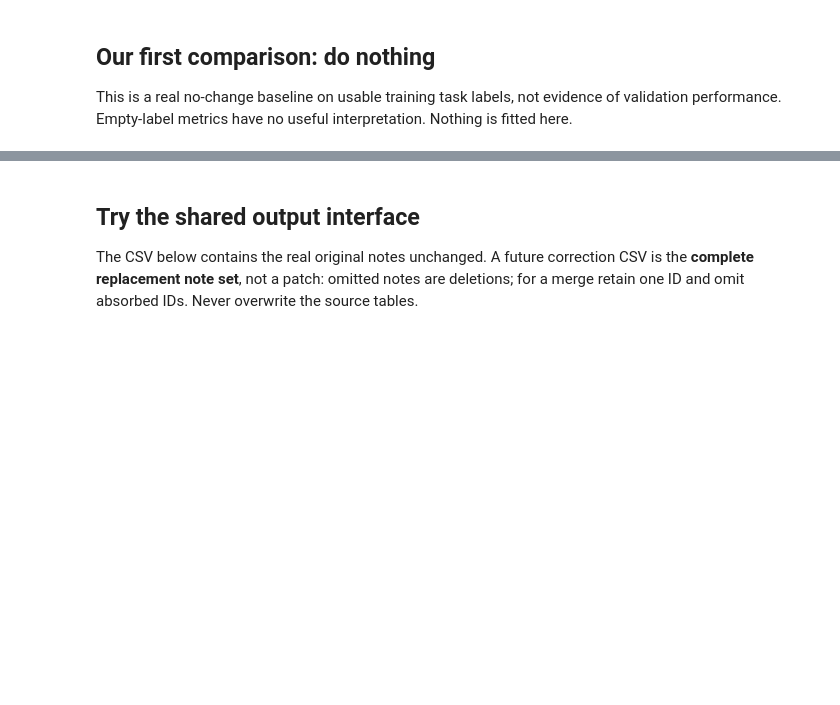
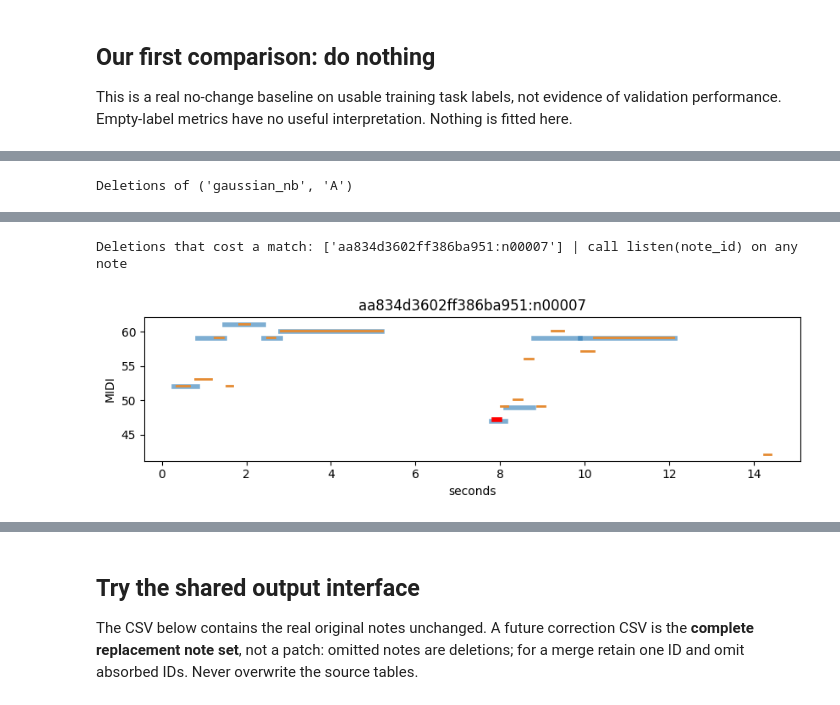
Before and after one commit to feliciaor2024-arch/Scoretify-Project, a Jupyter notebook: notebooks/correction_handover/felicia_false_starter.ipynb, the cells around one changed output, grey strips where cells are left out. Drawn from its saved outputs; the diff is of its cells as text; code cells hidden in the pictures; blank space fills up the shorter version.

```diff
--- a/notebooks/correction_handover/felicia_false_starter.ipynb
+++ b/notebooks/correction_handover/felicia_false_starter.ipynb
@@ -74,0 +400,74 @@ Use `X_task` and the separate labels when you are ready. Keep validation separat
+# %%
+import librosa
+import matplotlib.pyplot as plt
+from IPython.display import Audio
+from sklearn.tree import export_text
+
+best = RESULTS[BEST_A_KEY]  # final model (set A)
+label_name = pd.Series('unknown', index=notes.index)
+label_name[y.index] = y.map({1: 'labelled delete', 0: 'labelled retain'})
+
+# 1. What was deleted: v2 label x whether unchanged BP had matched the note to a reference
+print('Deletions of', BEST_A_KEY)
+display(pd.crosstab(label_name[best['delete']], BP_MATCHED[best['delete']].map(
+    {True: 'BP matched (deleting costs F1)', False: 'BP unmatched (deleting raises precision)'}),
+    rownames=['v2 label'], colnames=['evaluator'], margins=True))
+
+# 2. Who is affected: per-song F1 change by vocal range (evaluator metadata, not a model input)
+_, best_song_f1 = score(notes.loc[~best['delete'], cu.NOTE_COLUMNS])
+meta = eval_manifest.groupby('sample_id')[['language', 'vocal_range']].first()
+song = meta.assign(delta_f1=best_song_f1 - BP_SONG_F1, deleted=notes.loc[best['delete']].groupby('sample_id').size()).fillna({'deleted': 0})
+display(song.groupby('vocal_range').agg(songs=('delta_f1', 'size'), mean_delta_f1=('delta_f1', 'mean'),
+                                        songs_worse=('delta_f1', lambda d: int((d < -1e-12).sum())),
+                                        deleted=('deleted', 'sum')).round(4))
+
+# 3. What the model relies on: refit on all labelled notes (hyperparameters and cutoff chosen on the five folds)
+def fit_final(model_name, feature_set, labels=None, scoring='f1'):
+    y_lab = y if labels is None else labels
+    pipe, grid = MODELS[model_name]
+    cols = FEATURE_SETS[feature_set]
+    X_lab, f_lab = X_all.loc[y_lab.index, cols], note_fold[y_lab.index]
+    with warnings.catch_warnings():
+        warnings.simplefilter('ignore', category=UserWarning)
+        search = GridSearchCV(pipe, grid, scoring=scoring, cv=LeaveOneGroupOut(), n_jobs=-1).fit(X_lab, y_lab, groups=f_lab)
+        prob = cross_val_predict(search.best_estimator_, X_lab, y_lab, groups=f_lab, cv=LeaveOneGroupOut(),
+                                 method='predict_proba', n_jobs=-1)[:, 1]
+    return dict(model=search.best_estimator_, params=search.best_params_, cutoff=pick_cutoff(y_lab, prob), features=cols)
+
+def explain(fit):
+    clf, cols = fit['model'].named_steps['clf'], fit['features']
+    if hasattr(clf, 'coef_'):
+        return pd.Series(clf.coef_[0], index=cols).sort_values(key=abs, ascending=False).to_frame('coefficient (per 1 SD)')
+    if hasattr(clf, 'tree_'):
+        print(export_text(clf, feature_names=cols, show_weights=True, decimals=2))
+    if hasattr(clf, 'feature_importances_'):
+        return pd.Series(clf.feature_importances_, index=cols).sort_values(ascending=False).to_frame('importance')
+    return pd.DataFrame(clf.theta_.T, index=cols, columns=['retain mean', 'delete mean'])
+
+display(explain(fit_final(*BEST_A_KEY)).round(3))
+
+# 4. Listening: plot and play a note with 1 s either side (plain, then with a tone at the predicted pitch)
+PROJECT_ROOT, NOTE_BY_ID = DATA.resolve().parents[1], notes.set_index('note_id')
+AUDIO_PATH = eval_manifest.set_index('recording_id')['audio_path']
+def listen(note_id, context=1.0, sr=16000):
+    n = NOTE_BY_ID.loc[note_id]
+    lo, hi = max(0., n['start'] - context), min(n['audio_duration'], n['end'] + context)
+    audio, sr = librosa.load(PROJECT_ROOT / AUDIO_PATH[n['recording_id']], sr=sr, offset=lo, duration=hi - lo)
+    t = np.arange(len(audio)) / sr + lo
+    tone = 0.2 * np.sin(2 * np.pi * librosa.midi_to_hz(n['pitch']) * t) * ((t >= n['start']) & (t <= n['end']))
+    fig, ax = plt.subplots(figsize=(10, 2.2))
+    for r in eval_references[eval_references['recording_id'].eq(n['recording_id'])].itertuples():
+        ax.plot([r.start, r.end], [r.pitch] * 2, color='#2878B5', lw=4, alpha=.6)  # reference
+    for p in notes[notes['recording_id'].eq(n['recording_id'])].itertuples():
+        ax.plot([p.start, p.end], [p.pitch + .15] * 2, color='#E58B32', lw=2)    # BP
+    ax.plot([n['start'], n['end']], [n['pitch'] + .15] * 2, color='red', lw=4)      # this note
+    ax.set(xlabel='seconds', ylabel='MIDI', title=note_id)
+    plt.show()
+    display(Audio(audio, rate=sr), Audio(audio + tone, rate=sr))
+
+costly = notes.loc[best['delete'] & BP_MATCHED, 'note_id']
+print('Deletions that cost a match:', costly.tolist(), '| call listen(note_id) on any note')
+if len(costly):
+    listen(costly.iloc[0])
+# %% [output]
+Deletions of ('gaussian_nb', 'A')
@@ -74,0 +494,2 @@ Use `X_task` and the separate labels when you are ready. Keep validation separat
+Deletions that cost a match: ['aa834d3602ff386ba951:n00007'] | call listen(note_id) on any note
+[figure, added]
```
Also changed, not shown: parts of 26 cells of this notebook, 12 other files.
